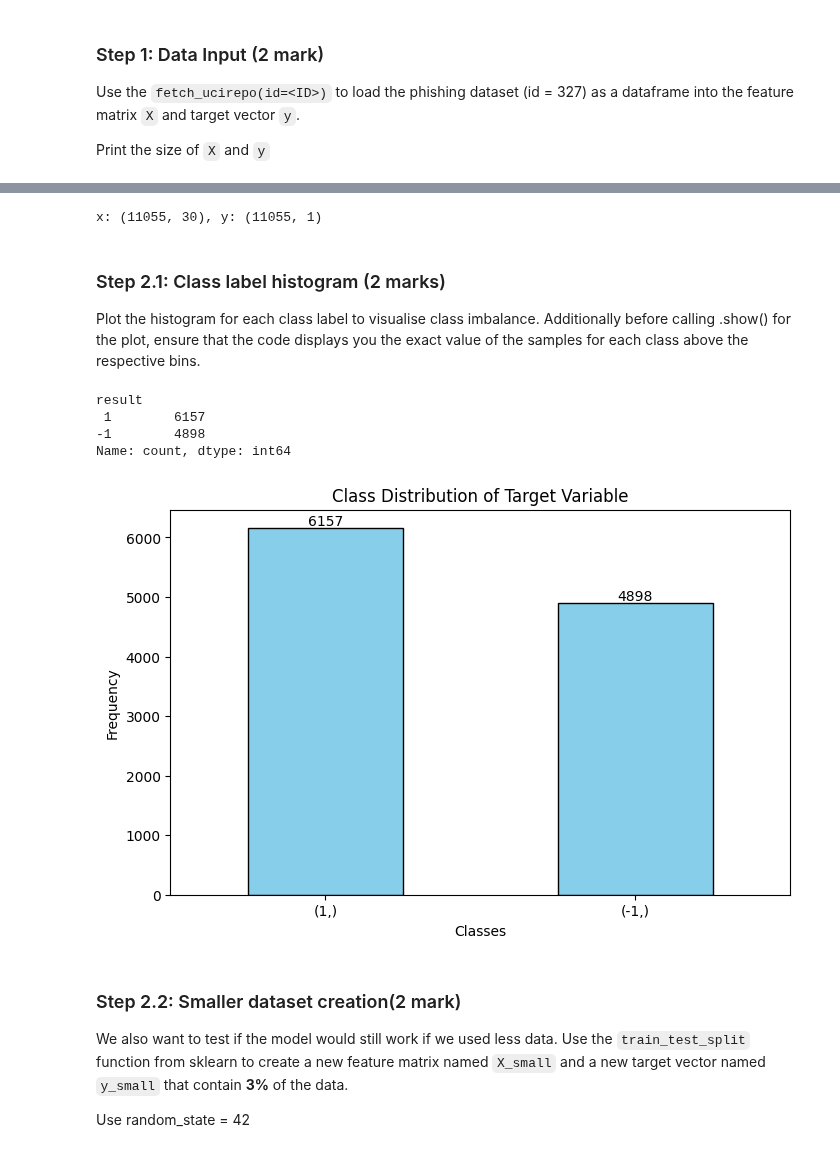
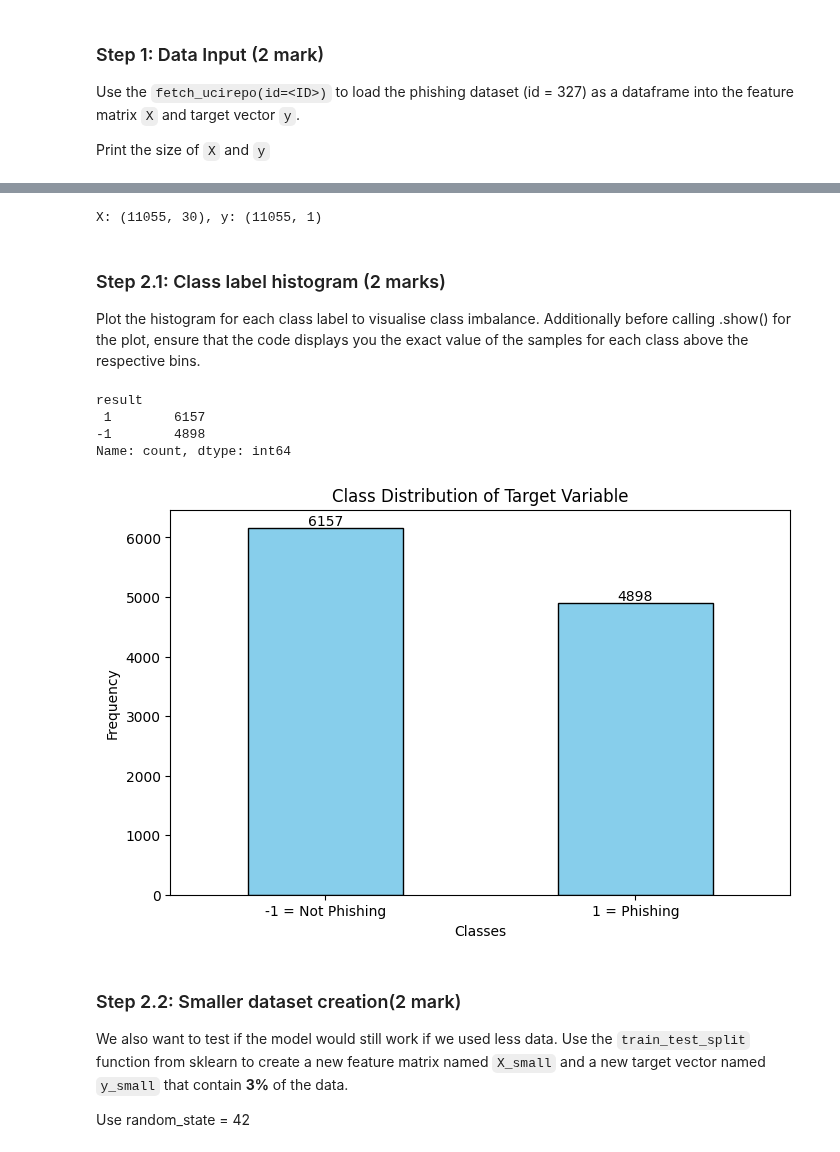
Before and after one commit to quinnledingham/engg680_2024_fall, a Jupyter notebook: Lab_Assignment3/MachineLearningIntro.ipynb, the cells around one changed output, grey strips where cells are left out. Drawn from its saved outputs; the diff is of its cells as text; code cells hidden in the pictures.

```diff
--- a/Lab_Assignment3/MachineLearningIntro.ipynb
+++ b/Lab_Assignment3/MachineLearningIntro.ipynb
@@ -407,9 +411,9 @@ X = phishing_websites.data.features
 y = phishing_websites.data.targets
 
 # TO DO: display sizes of X and y (1 mark)
-print(f"x: {X.shape}, y: {y.shape}")
+print(f"X: {X.shape}, y: {y.shape}")
 # %% [output]
-x: (11055, 30), y: (11055, 1)
+X: (11055, 30), y: (11055, 1)
 # %% [markdown]
 ### Step 2.1: Class label histogram (2 marks)
 
@@ -417,26 +421,26 @@ Plot the histogram for each class label to visualise class imbalance. Additional
 # %%
 # TO DO: Check the class distribution of y (2 mark)
 class_distribution = y.value_counts()
 print(class_distribution)
 
 plt.figure(figsize=(8, 5))
 class_distribution.plot(kind='bar', color='skyblue', edgecolor='black')
 plt.title('Class Distribution of Target Variable')
 plt.xlabel('Classes')
 plt.ylabel('Frequency')
-plt.xticks(rotation=0)  # Rotate x-axis labels for better visibility
+plt.xticks(ticks=[0, 1], labels=["-1 = Not Phishing", "1 = Phishing"], rotation=0)  # Rotate x-axis labels for better visibility
 
 # Display exact values for each bin in the histogram
 for index, value in enumerate(class_distribution):
     plt.text(index, value, str(value), ha='center', va='bottom')
 
 plt.show()
 # %% [output]
 result
  1        6157
 -1        4898
 Name: count, dtype: int64
-[figure, old version]
+[figure, new version]
 # %% [markdown]
 ### Step 2.2: Smaller dataset creation(2 mark)
 
```
Also changed, not shown: parts of 17 cells of this notebook, 1 other file.
